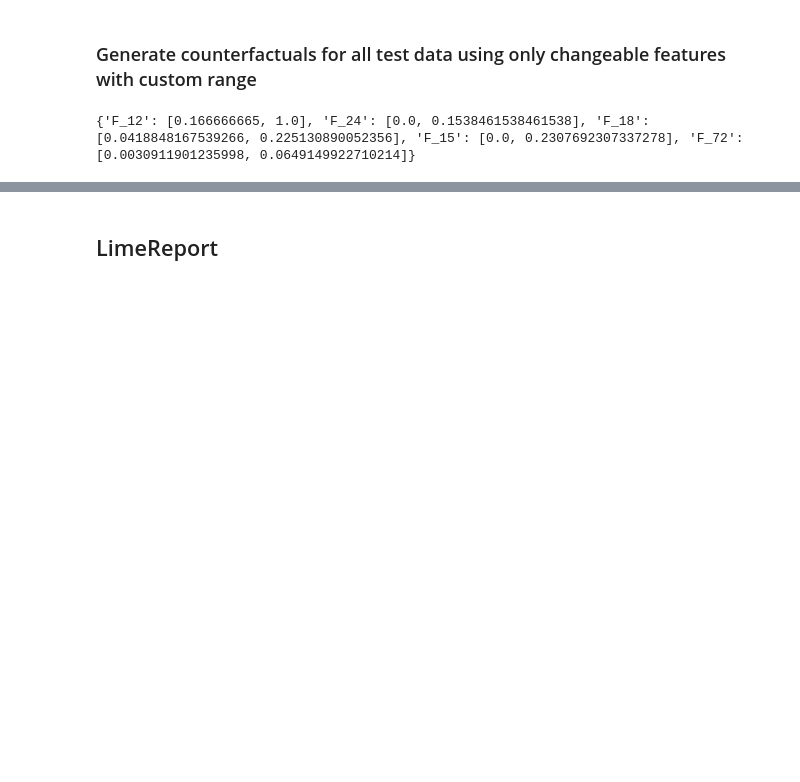
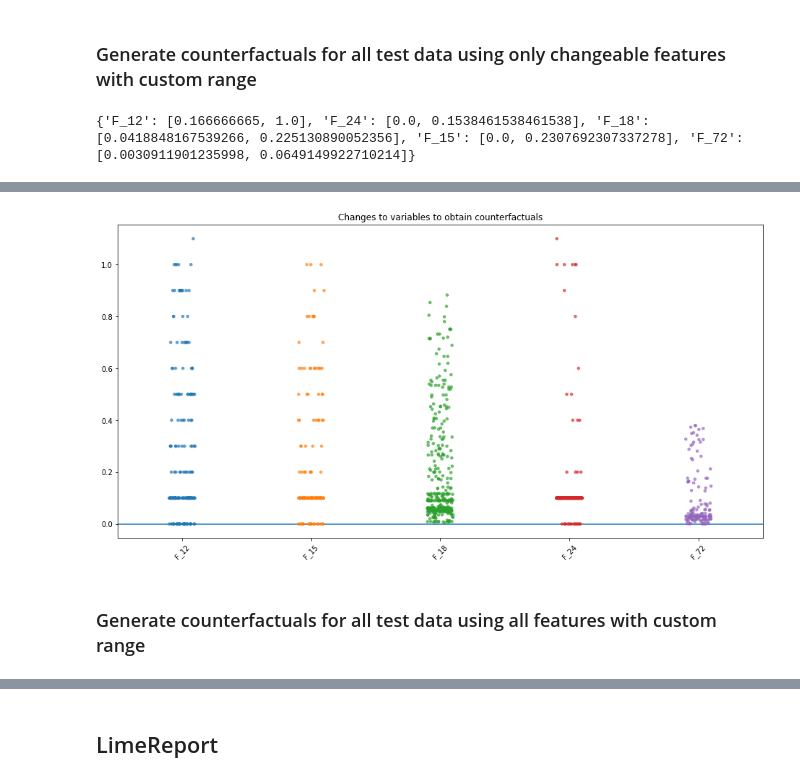
Before and after one commit to KseniaKingsep/interpretable-ml-risks, a Jupyter notebook: notebooks/1_2_CaseCI.ipynb, the cells around one changed output, grey strips where cells are left out. Saved outputs shown, nothing was run; the diff lists cells and outputs as text; code cells hidden in the pictures; blank space fills up the shorter version.

```diff
--- a/notebooks/1_2_CaseCI.ipynb
+++ b/notebooks/1_2_CaseCI.ipynb
@@ -211,0 +220,5 @@ dice.plot_diffs(16,8)
+# %%
+dice2 = DiCeReport(case, desired_class=0,
+                  features_to_vary=features_to_vary,
+                  custom_range=False)
+dice2.create_explainer(method='random')
@@ -211,0 +249,6 @@ dice.plot_diffs(16,8)
+# %%
+dice2.plot_diffs(16,8)
+# %% [output]
+[figure, added]
+# %% [markdown]
+### Generate counterfactuals for all test data using all features with custom range
```
Also changed, not shown: parts of 11 cells of this notebook, 2 other files.
